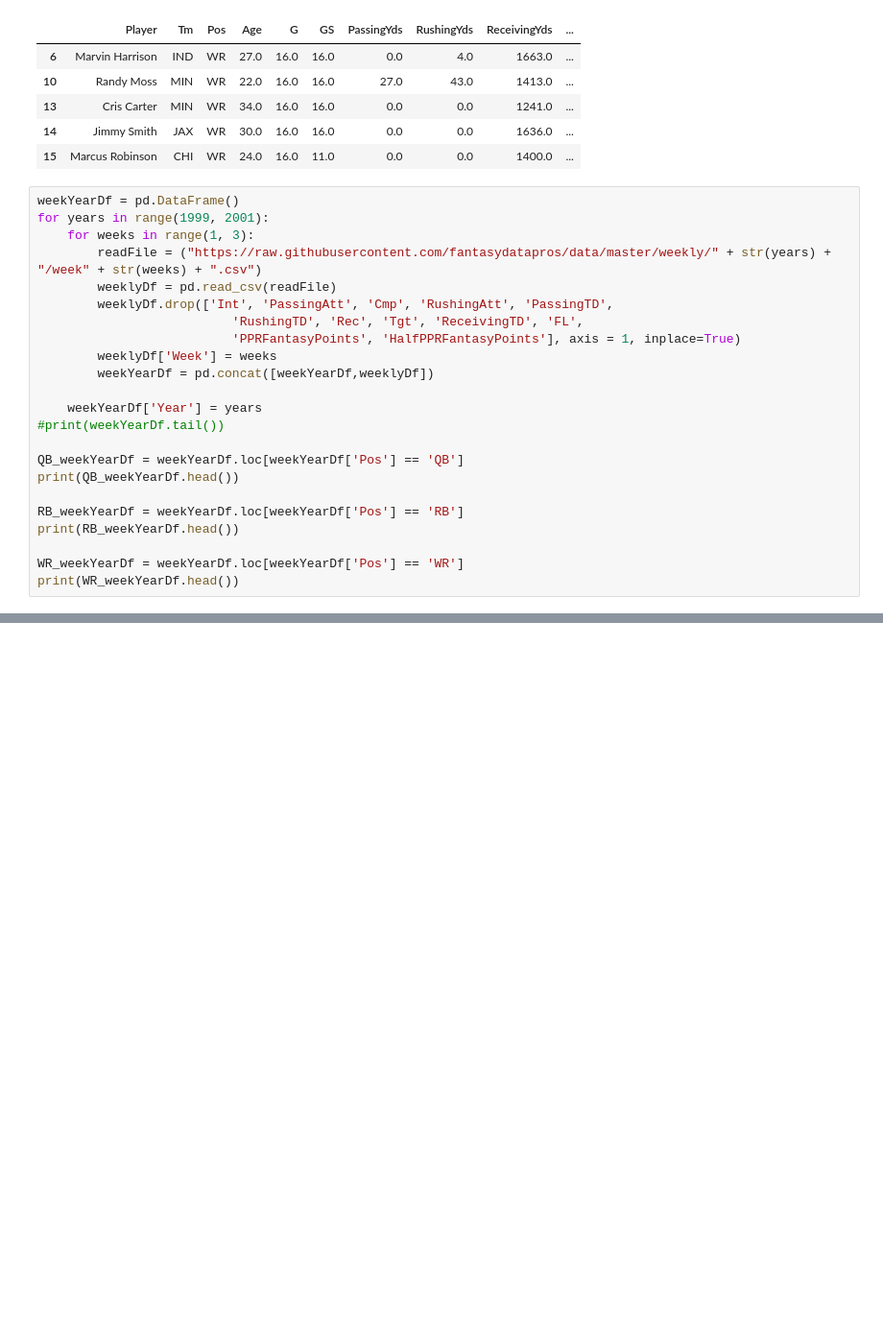
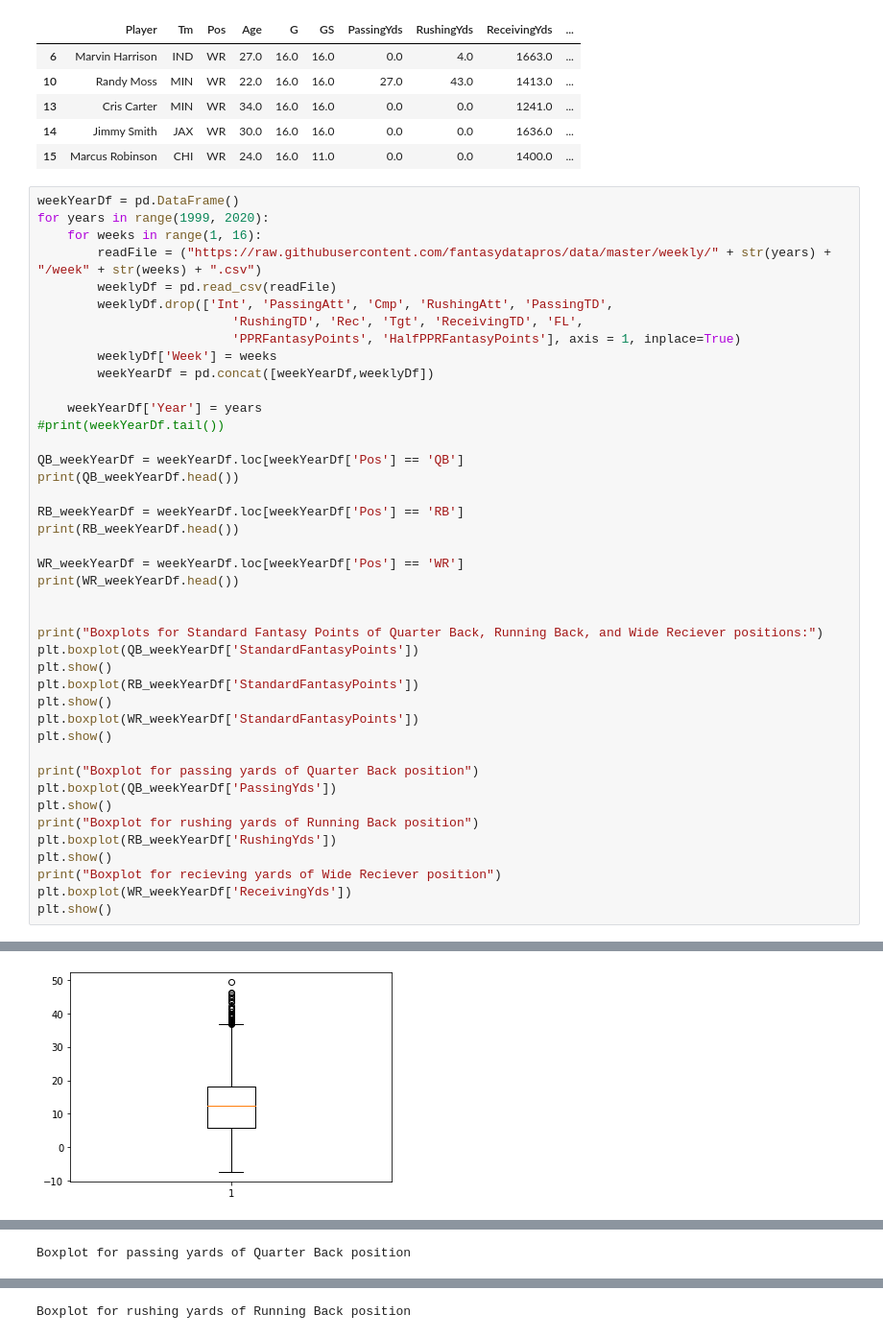
Before and after one commit to maha4208/fantasy-football-statistical-analysis, a Jupyter notebook: 4502-final.ipynb, the cells around one changed output, grey strips where cells are left out. Shown: that part at 96% size. Cells and saved outputs as stored; diff of their text form; blank space fills up the shorter version.

Commit message:
Added box plots for analysis of raw weekly data

```diff
--- a/4502-final.ipynb
+++ b/4502-final.ipynb
@@ -54,8 +55,8 @@ WR_yearlydf.head()
 | 15 | Marcus Robinson | CHI | WR | 24.0 | 16.0 | 11.0 | 0.0 | 0.0 | 1400.0 | ... |
 # %%
 weekYearDf = pd.DataFrame()
-for years in range(1999, 2001):
-    for weeks in range(1, 3):
+for years in range(1999, 2020):
+    for weeks in range(1, 16):
         readFile = ("https://raw.githubusercontent.com/fantasydatapros/data/master/weekly/" + str(years) + "/week" + str(weeks) + ".csv")
         weeklyDf = pd.read_csv(readFile)
         weeklyDf.drop(['Int', 'PassingAtt', 'Cmp', 'RushingAtt', 'PassingTD',
@@ -75,6 +76,25 @@ print(RB_weekYearDf.head())
 
 WR_weekYearDf = weekYearDf.loc[weekYearDf['Pos'] == 'WR']
 print(WR_weekYearDf.head())
+
+
+print("Boxplots for Standard Fantasy Points of Quarter Back, Running Back, and Wide Reciever positions:")
+plt.boxplot(QB_weekYearDf['StandardFantasyPoints'])
+plt.show()
+plt.boxplot(RB_weekYearDf['StandardFantasyPoints'])
+plt.show()
+plt.boxplot(WR_weekYearDf['StandardFantasyPoints'])
+plt.show()
+
+print("Boxplot for passing yards of Quarter Back position")
+plt.boxplot(QB_weekYearDf['PassingYds'])
+plt.show()
+print("Boxplot for rushing yards of Running Back position")
+plt.boxplot(RB_weekYearDf['RushingYds'])
+plt.show()
+print("Boxplot for recieving yards of Wide Reciever position")
+plt.boxplot(WR_weekYearDf['ReceivingYds'])
+plt.show()
 # %% [output]
           Player Pos   Tm  PassingYds  RushingYds  ReceivingYds  \
 0   Mike Tomczak  QB  PIT        78.0         0.0           0.0
@@ -95,0 +116 @@ print(WR_weekYearDf.head())
+[figure, added]
@@ -95,0 +119 @@ print(WR_weekYearDf.head())
+Boxplot for passing yards of Quarter Back position
@@ -95,0 +121 @@ print(WR_weekYearDf.head())
+Boxplot for rushing yards of Running Back position
```
Also changed, not shown: parts of 2 cells of this notebook.
